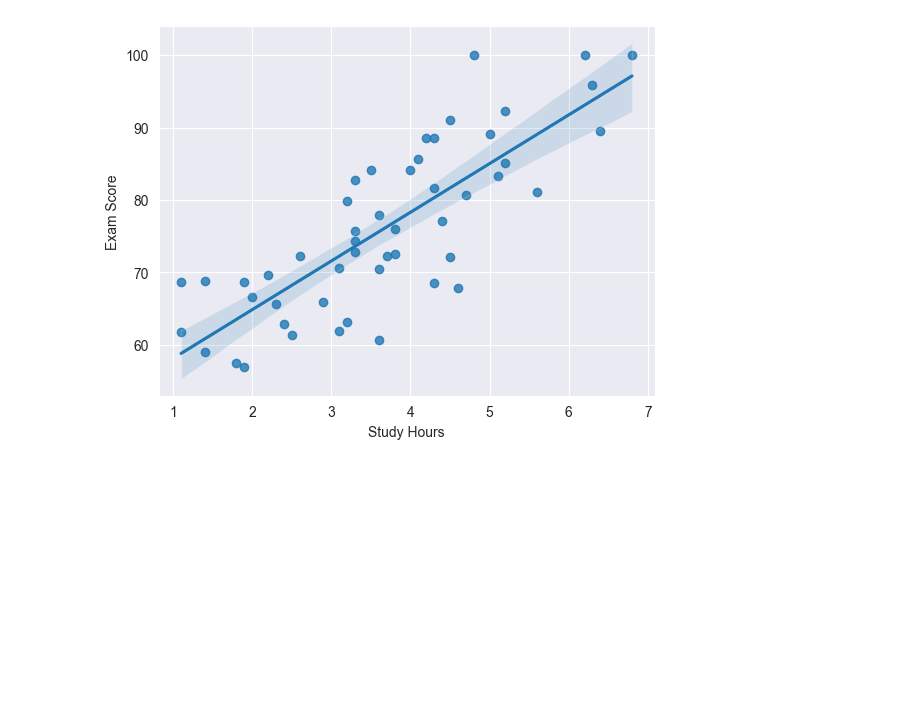
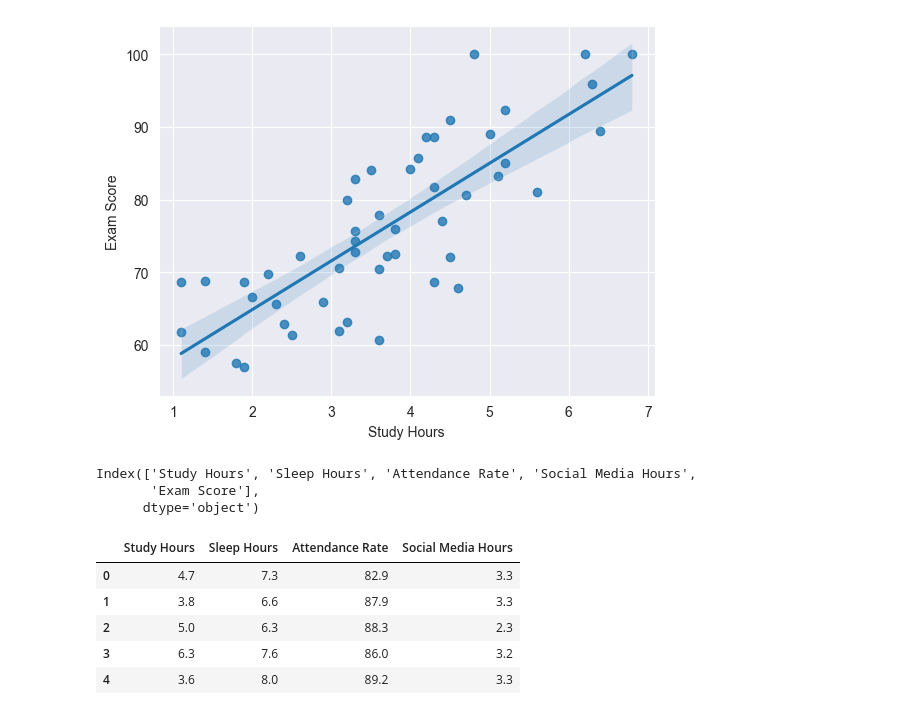
Before and after one commit to bariscanceken/datalab, a Jupyter notebook: Study Hours Multiple Regression/multiple-studyhours.ipynb, the cells around one changed output. Drawn from its saved outputs; the diff is of its cells as text; code cells hidden in the pictures; blank space fills up the shorter version.

```diff
--- a/Study Hours Multiple Regression/multiple-studyhours.ipynb
+++ b/Study Hours Multiple Regression/multiple-studyhours.ipynb
@@ -72,4 +72,21 @@ sns.regplot(x = df["Study Hours"], y = df["Exam Score"])
 <Axes: xlabel='Study Hours', ylabel='Exam Score'>
 [figure]
 # %%
-df.columns()
+df.columns
+# %% [output]
+Index(['Study Hours', 'Sleep Hours', 'Attendance Rate', 'Social Media Hours',
+       'Exam Score'],
+      dtype='object')
+# %%
+# independent and dependent features
+X = df[['Study Hours', 'Sleep Hours', 'Attendance Rate', 'Social Media Hours']]
+y = df[['Exam Score']]
+# %%
+X.head()
+# %% [output]
+|  | Study Hours | Sleep Hours | Attendance Rate | Social Media Hours |
+| 0 | 4.7 | 7.3 | 82.9 | 3.3 |
+| 1 | 3.8 | 6.6 | 87.9 | 3.3 |
+| 2 | 5.0 | 6.3 | 88.3 | 2.3 |
+| 3 | 6.3 | 7.6 | 86.0 | 3.2 |
+| 4 | 3.6 | 8.0 | 89.2 | 3.3 |
```
Also changed, not shown: parts of 27 cells of this notebook.
